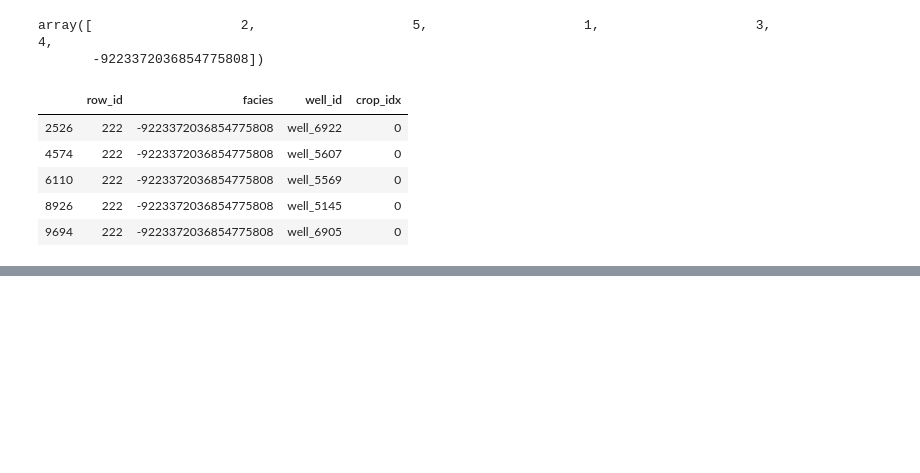
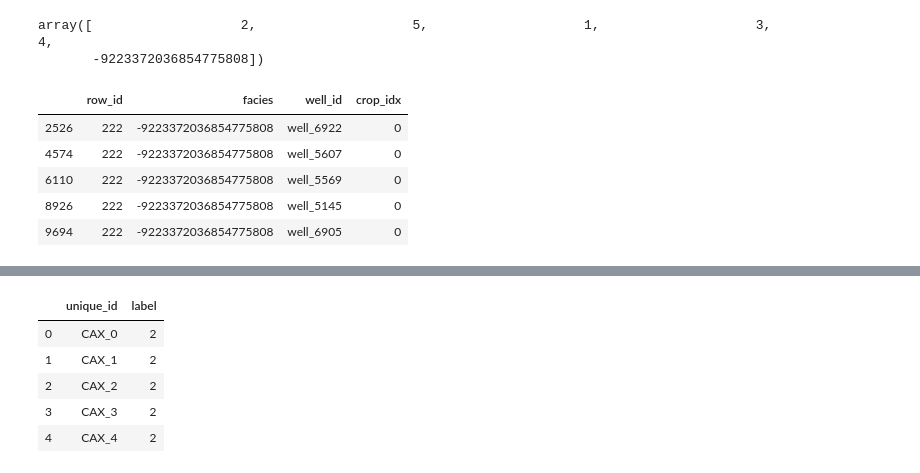
Before and after one commit to adriangrepo/gamma_log_facies, a Jupyter notebook: fastai/03_02_dataframe_mungeing_crop_mask_tab20.ipynb, the cells around one changed output, grey strips where cells are left out. Saved outputs shown, nothing was run; the diff lists cells and outputs as text; code cells hidden in the pictures; blank space fills up the shorter version.

```diff
--- a/fastai/03_02_dataframe_mungeing_crop_mask_tab20.ipynb
+++ b/fastai/03_02_dataframe_mungeing_crop_mask_tab20.ipynb
@@ -330,0 +396,13 @@ len(df)
+# %%
+df.rename(columns={'index': 'unique_id', 'facies': 'label'}, inplace=True)
+# %%
+df.unique_id = 'CAX_'+ df.unique_id.astype(str)
+# %%
+df.head()
+# %% [output]
+|  | unique_id | label |
+| 0 | CAX_0 | 2 |
+| 1 | CAX_1 | 2 |
+| 2 | CAX_2 | 2 |
+| 3 | CAX_3 | 2 |
+| 4 | CAX_4 | 2 |
```
Also changed, not shown: parts of 17 cells of this notebook, 3 other files.
